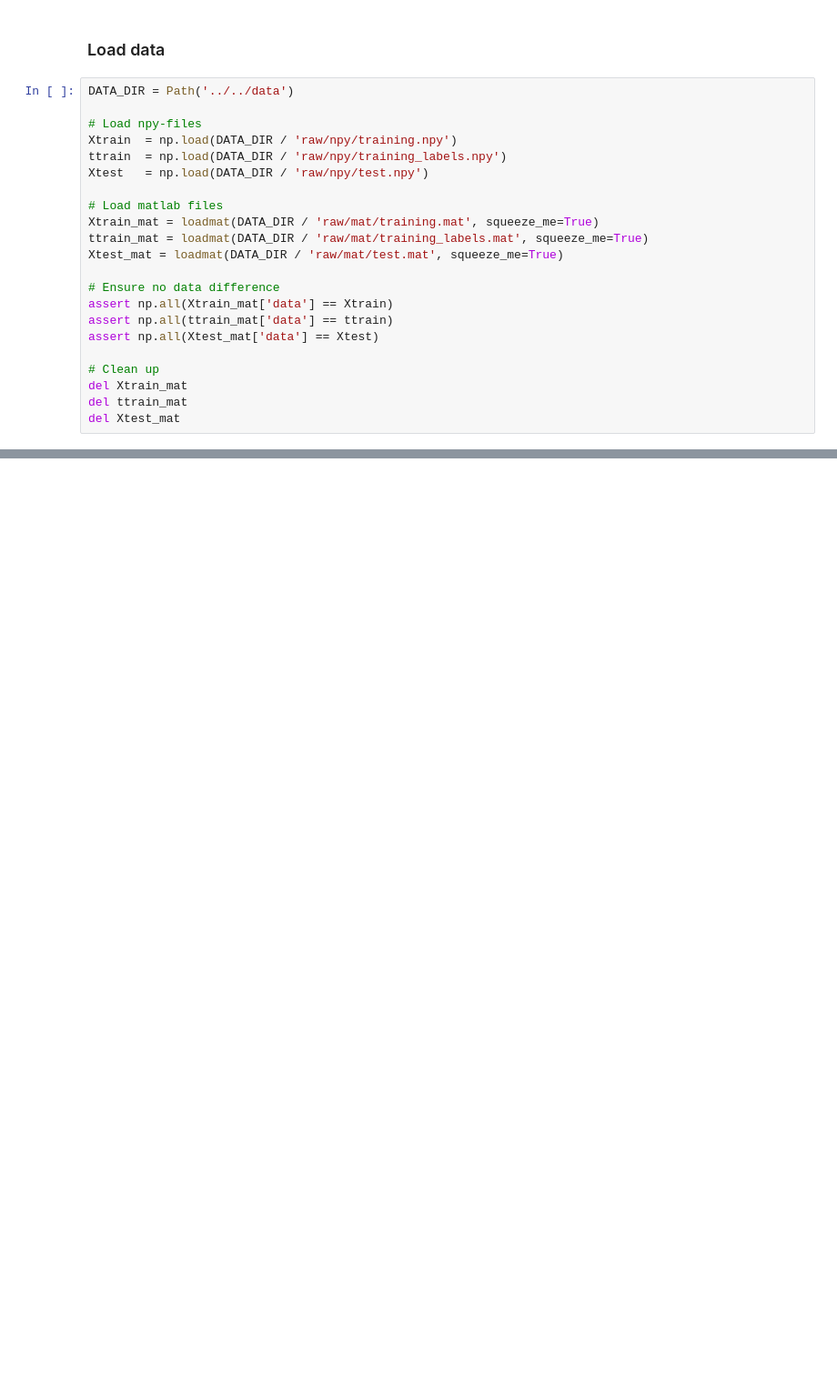
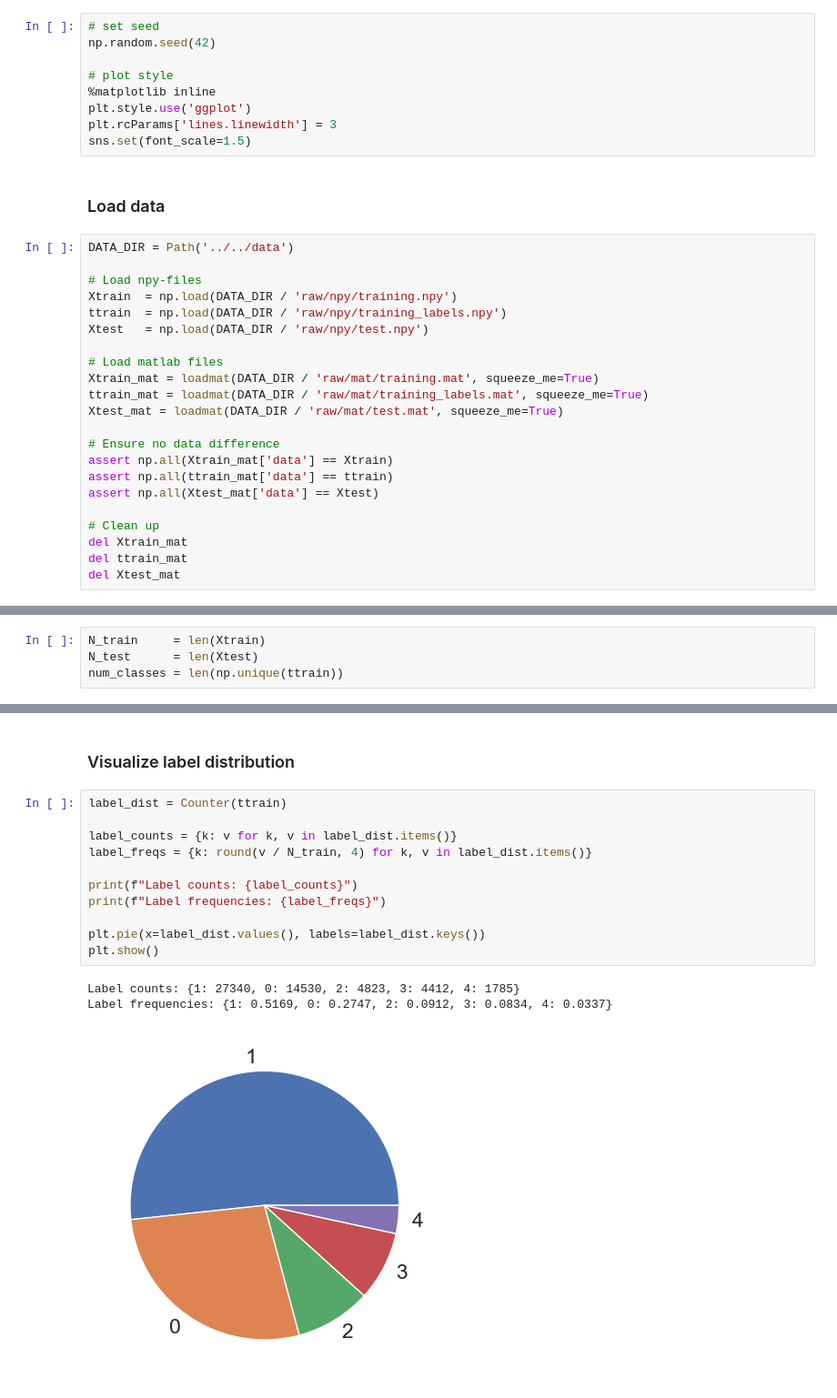
Before and after one commit to AronDJacobsen/OticonAudioExplorers-2023, a Jupyter notebook: src/data/exploration.ipynb, the cells around one changed output, grey strips where cells are left out. Shown at 91% size. Saved outputs shown, nothing was run; the diff lists cells and outputs as text; blank space fills up the shorter version.

```diff
--- a/src/data/exploration.ipynb
+++ b/src/data/exploration.ipynb
@@ -12,3 +14,12 @@ import matplotlib.pyplot as plt
+# %%
+# set seed
+np.random.seed(42)
+
+# plot style
+%matplotlib inline
+plt.style.use('ggplot')
+plt.rcParams['lines.linewidth'] = 3
+sns.set(font_scale=1.5)
 # %% [markdown]
 ### Load data
 # %%
@@ -64,0 +67,4 @@ array([0, 1, 2, 3, 4])
+# %%
+N_train     = len(Xtrain)
+N_test      = len(Xtest)
+num_classes = len(np.unique(ttrain))
@@ -64,0 +74,17 @@ array([0, 1, 2, 3, 4])
+# %% [markdown]
+### Visualize label distribution
+# %%
+label_dist = Counter(ttrain)
+
+label_counts = {k: v for k, v in label_dist.items()}
+label_freqs = {k: round(v / N_train, 4) for k, v in label_dist.items()}
+
+print(f"Label counts: {label_counts}")
+print(f"Label frequencies: {label_freqs}")
+
+plt.pie(x=label_dist.values(), labels=label_dist.keys())
+plt.show()
+# %% [output]
+Label counts: {1: 27340, 0: 14530, 2: 4823, 3: 4412, 4: 1785}
+Label frequencies: {1: 0.5169, 0: 0.2747, 2: 0.0912, 3: 0.0834, 4: 0.0337}
+[figure, added]
```
Also changed, not shown: parts of 12 cells of this notebook.
